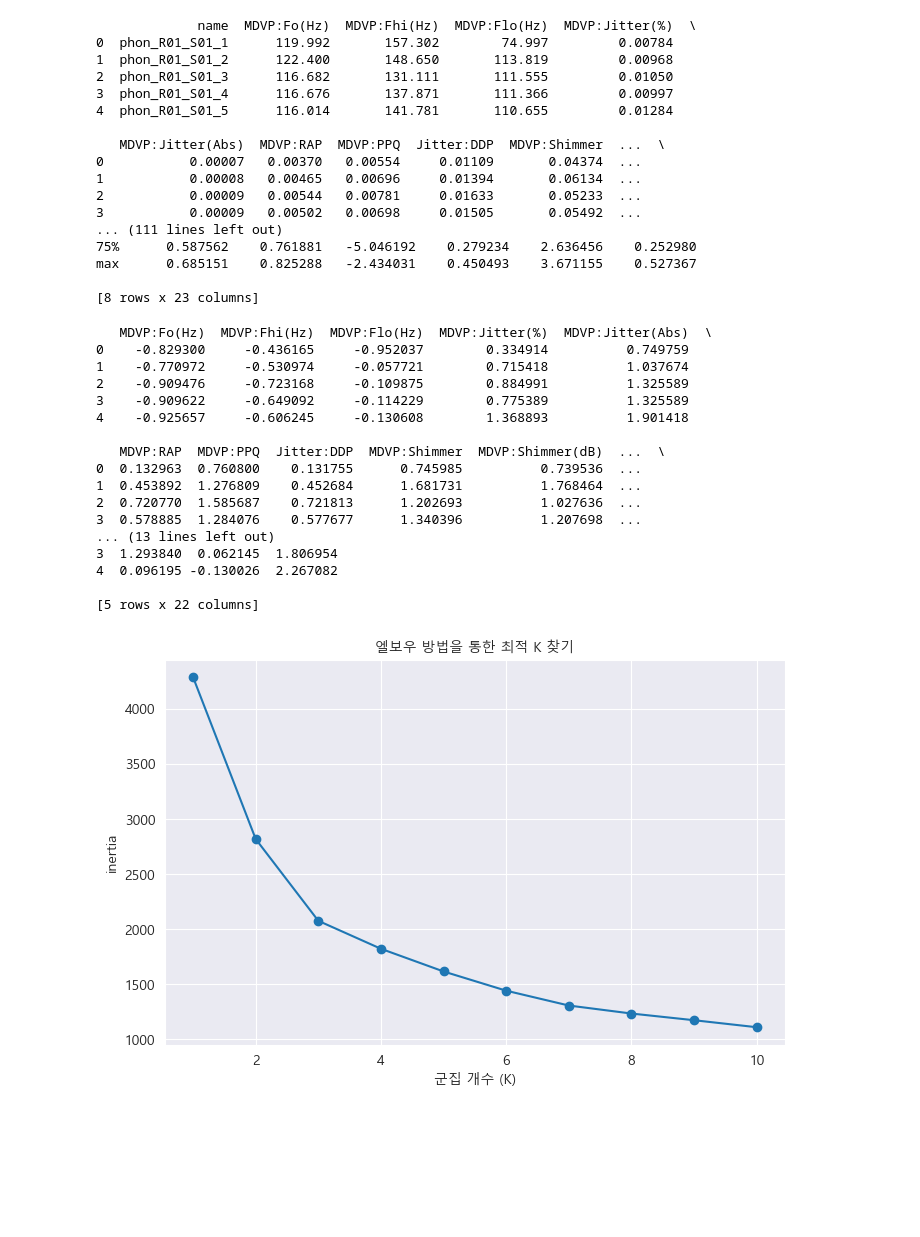
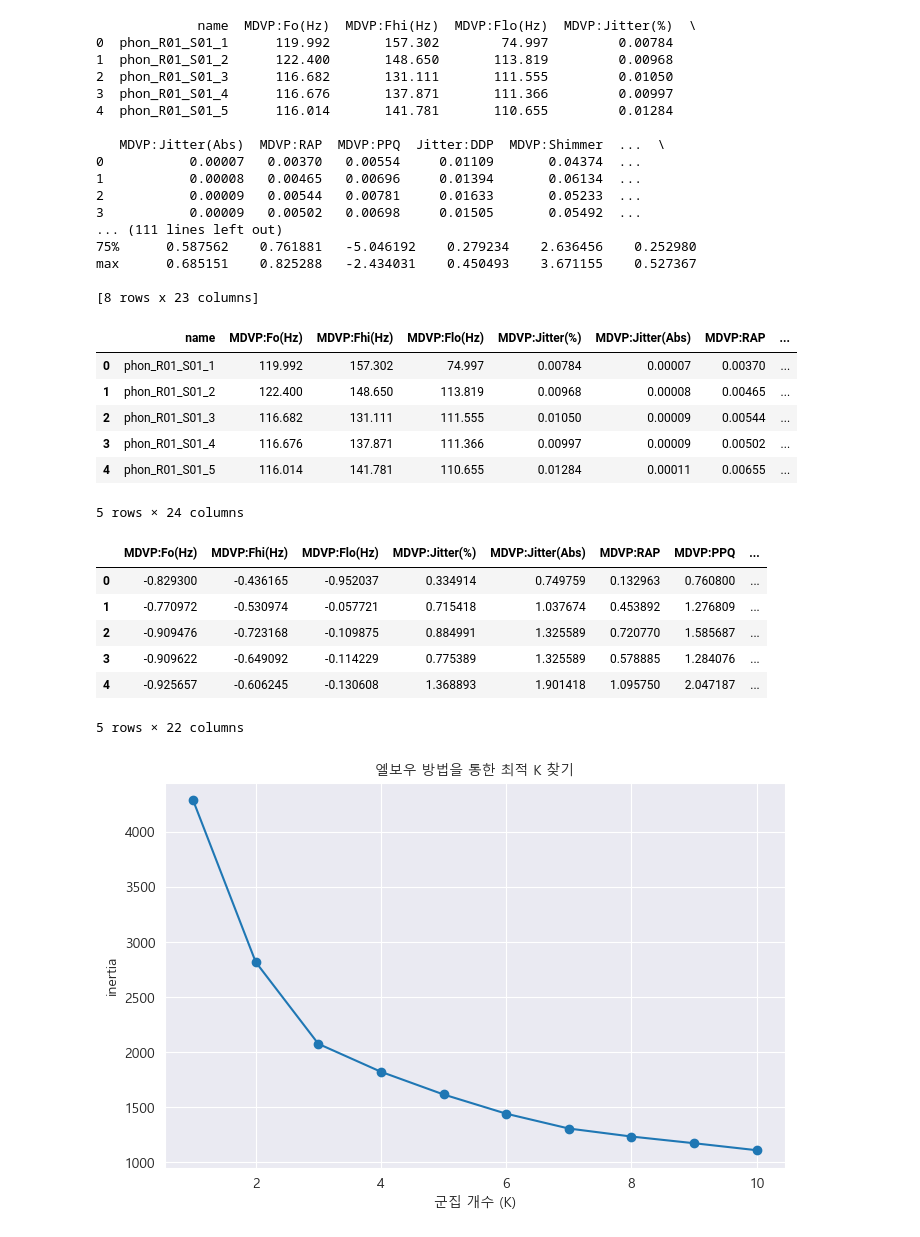
Before and after one commit to swdean07/BigData_Visualiza_Practice, a Jupyter notebook: ch6-군집분석/practice.ipynb, the cells around one changed output. Saved outputs shown, nothing was run; the diff lists cells and outputs as text; code cells hidden in the pictures; blank space fills up the shorter version.

```diff
--- a/ch6-군집분석/practice.ipynb
+++ b/ch6-군집분석/practice.ipynb
@@ -46,6 +46,30 @@ print(data.describe())
 max      0.685151    0.825288   -2.434031    0.450493    3.671155    0.527367
 
 [8 rows x 23 columns]
+# %%
+# 데이터 다운로드 (CSV → Excel 변환)
+csv_url = "https://archive.ics.uci.edu/ml/machine-learning-databases/parkinsons/parkinsons.data"
+csv_filename = "parkinsons_data.csv"
+xlsx_filename = "parkinsons_data.xlsx"
+
+# CSV 파일 다운로드 및 저장
+data = pd.read_csv(csv_url)
+data.to_csv(csv_filename, index=False)  # CSV 저장
+data.to_excel(xlsx_filename, index=False)  # XLSX 저장
+
+# Excel 파일 불러오기
+data_xlsx = pd.read_excel(xlsx_filename)
+
+# 데이터 확인
+data.head()
+# %% [output]
+|  | name | MDVP:Fo(Hz) | MDVP:Fhi(Hz) | MDVP:Flo(Hz) | MDVP:Jitter(%) | MDVP:Jitter(Abs) | MDVP:RAP | ... |
+| 0 | phon_R01_S01_1 | 119.992 | 157.302 | 74.997 | 0.00784 | 0.00007 | 0.00370 | ... |
+| 1 | phon_R01_S01_2 | 122.400 | 148.650 | 113.819 | 0.00968 | 0.00008 | 0.00465 | ... |
+| 2 | phon_R01_S01_3 | 116.682 | 131.111 | 111.555 | 0.01050 | 0.00009 | 0.00544 | ... |
+| 3 | phon_R01_S01_4 | 116.676 | 137.871 | 111.366 | 0.00997 | 0.00009 | 0.00502 | ... |
+| 4 | phon_R01_S01_5 | 116.014 | 141.781 | 110.655 | 0.01284 | 0.00011 | 0.00655 | ... |
+5 rows × 24 columns
 # %%
 features = data.drop(columns=['name','status'])
 
@@ -55,25 +79,15 @@ scaled_features = scaler.fit_transform(features)
 
 # 표준화된 데이터플레임 형성
 scaled_data = pd.DataFrame(scaled_features, columns=features.columns)
-print(scaled_data.head())
+scaled_data.head()
 # %% [output]
+|  | MDVP:Fo(Hz) | MDVP:Fhi(Hz) | MDVP:Flo(Hz) | MDVP:Jitter(%) | MDVP:Jitter(Abs) | MDVP:RAP | MDVP:PPQ | ... |
+| 0 | -0.829300 | -0.436165 | -0.952037 | 0.334914 | 0.749759 | 0.132963 | 0.760800 | ... |
+| 1 | -0.770972 | -0.530974 | -0.057721 | 0.715418 | 1.037674 | 0.453892 | 1.276809 | ... |
+| 2 | -0.909476 | -0.723168 | -0.109875 | 0.884991 | 1.325589 | 0.720770 | 1.585687 | ... |
+| 3 | -0.909622 | -0.649092 | -0.114229 | 0.775389 | 1.325589 | 0.578885 | 1.284076 | ... |
+| 4 | -0.925657 | -0.606245 | -0.130608 | 1.368893 | 1.901418 | 1.095750 | 2.047187 | ... |
-   MDVP:Fo(Hz)  MDVP:Fhi(Hz)  MDVP:Flo(Hz)  MDVP:Jitter(%)  MDVP:Jitter(Abs)  \
-0    -0.829300     -0.436165     -0.952037        0.334914          0.749759
-1    -0.770972     -0.530974     -0.057721        0.715418          1.037674
-2    -0.909476     -0.723168     -0.109875        0.884991          1.325589
-3    -0.909622     -0.649092     -0.114229        0.775389          1.325589
-4    -0.925657     -0.606245     -0.130608        1.368893          1.901418
-
-   MDVP:RAP  MDVP:PPQ  Jitter:DDP  MDVP:Shimmer  MDVP:Shimmer(dB)  ...  \
-0  0.132963  0.760800    0.131755      0.745985          0.739536  ...
-1  0.453892  1.276809    0.452684      1.681731          1.768464  ...
-2  0.720770  1.585687    0.721813      1.202693          1.027636  ...
-3  0.578885  1.284076    0.577677      1.340396          1.207698  ...
-... (13 lines left out)
-3  1.293840  0.062145  1.806954
-4  0.096195 -0.130026  2.267082
-
-[5 rows x 22 columns]
+5 rows × 22 columns
 # %%
 # 최적 군집 수 결정 - 엘보 기법
 inertia = []
```
